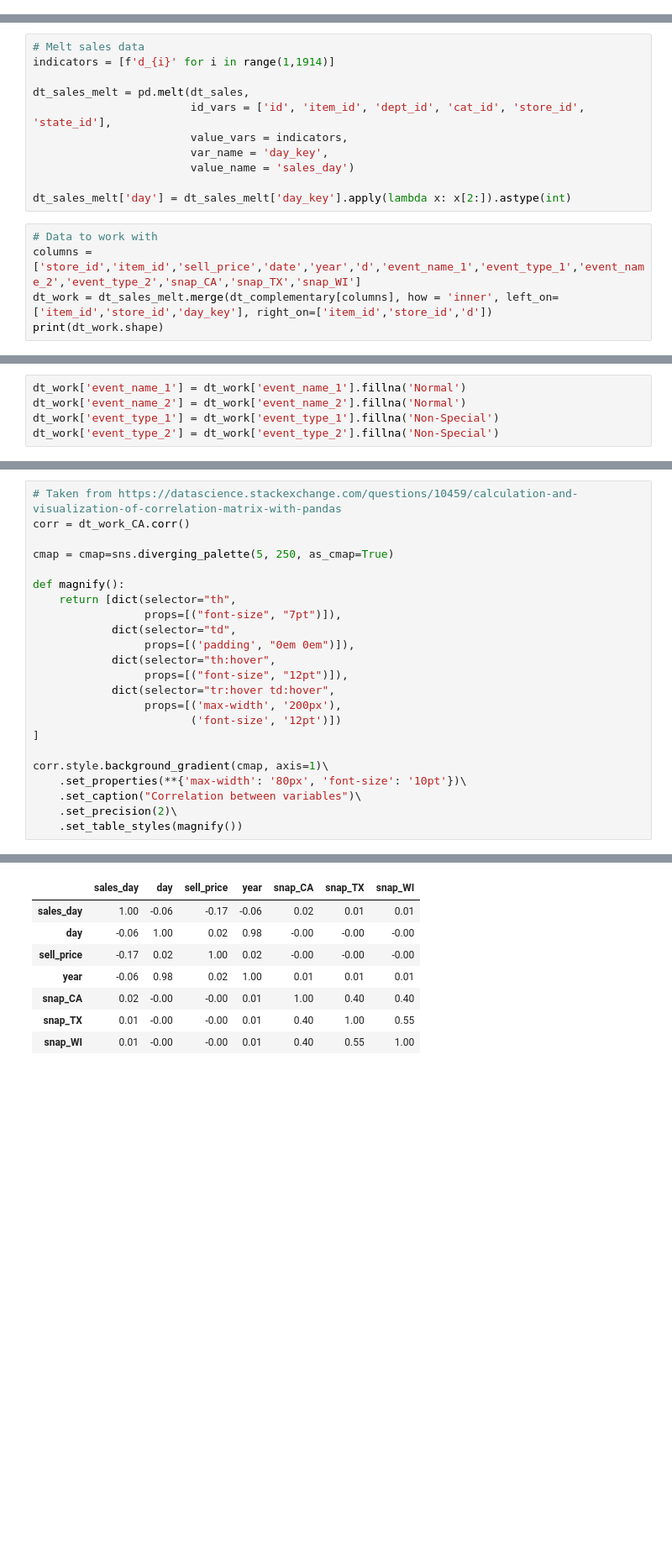
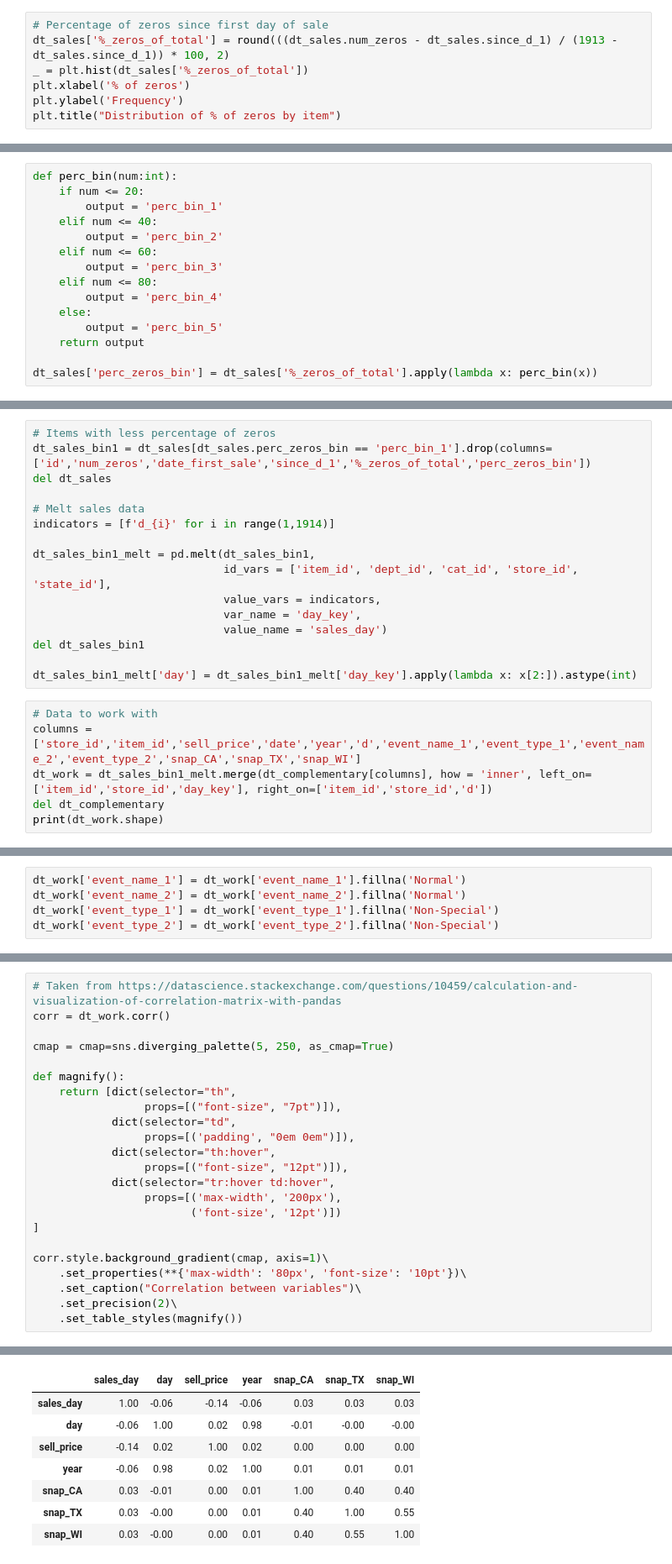
Before and after one commit to TremaMiguel/KaggleCompetitions, a Jupyter notebook: M5_Forecasting/notebooks/M5_Forecasting_CDA.ipynb, the cells around one changed output, grey strips where cells are left out. Shown: that part at 84% size. Drawn from its saved outputs; the diff is of its cells as text; blank space fills up the shorter version.

```diff
--- a/M5_Forecasting/notebooks/M5_Forecasting_CDA.ipynb
+++ b/M5_Forecasting/notebooks/M5_Forecasting_CDA.ipynb
@@ -41,0 +78,7 @@ dt_sales = shuffle(dt_sales, n_samples = 3000)
+# %%
+# Percentage of zeros since first day of sale
+dt_sales['%_zeros_of_total'] = round(((dt_sales.num_zeros - dt_sales.since_d_1) / (1913 - dt_sales.since_d_1)) * 100, 2)
+_ = plt.hist(dt_sales['%_zeros_of_total'])
+plt.xlabel('% of zeros')
+plt.ylabel('Frequency')
+plt.title("Distribution of % of zeros by item")
@@ -41,0 +96,15 @@ dt_sales = shuffle(dt_sales, n_samples = 3000)
+# %%
+def perc_bin(num:int):
+    if num <= 20:
+        output = 'perc_bin_1'
+    elif num <= 40:
+        output = 'perc_bin_2'
+    elif num <= 60:
+        output = 'perc_bin_3'
+    elif num <= 80:
+        output = 'perc_bin_4'
+    else:
+        output = 'perc_bin_5'
+    return output
+
+dt_sales['perc_zeros_bin'] = dt_sales['%_zeros_of_total'].apply(lambda x: perc_bin(x))
@@ -42,17 +113,23 @@ dt_sales = shuffle(dt_sales, n_samples = 3000)
 # %%
+# Items with less percentage of zeros
+dt_sales_bin1 = dt_sales[dt_sales.perc_zeros_bin == 'perc_bin_1'].drop(columns=['id','num_zeros','date_first_sale','since_d_1','%_zeros_of_total','perc_zeros_bin'])
+del dt_sales
+
 # Melt sales data
 indicators = [f'd_{i}' for i in range(1,1914)]
 
-dt_sales_melt = pd.melt(dt_sales,
-                        id_vars = ['id', 'item_id', 'dept_id', 'cat_id', 'store_id', 'state_id'],
-                        value_vars = indicators,
-                        var_name = 'day_key',
-                        value_name = 'sales_day')
+dt_sales_bin1_melt = pd.melt(dt_sales_bin1,
+                             id_vars = ['item_id', 'dept_id', 'cat_id', 'store_id', 'state_id'],
+                             value_vars = indicators,
+                             var_name = 'day_key',
+                             value_name = 'sales_day')
+del dt_sales_bin1
 
-dt_sales_melt['day'] = dt_sales_melt['day_key'].apply(lambda x: x[2:]).astype(int)
+dt_sales_bin1_melt['day'] = dt_sales_bin1_melt['day_key'].apply(lambda x: x[2:]).astype(int)
 # %%
 # Data to work with
 columns = ['store_id','item_id','sell_price','date','year','d','event_name_1','event_type_1','event_name_2','event_type_2','snap_CA','snap_TX','snap_WI']
-dt_work = dt_sales_melt.merge(dt_complementary[columns], how = 'inner', left_on=['item_id','store_id','day_key'], right_on=['item_id','store_id','d'])
+dt_work = dt_sales_bin1_melt.merge(dt_complementary[columns], how = 'inner', left_on=['item_id','store_id','day_key'], right_on=['item_id','store_id','d'])
+del dt_complementary
 print(dt_work.shape)
 # %% [output]
@@ -95,36 +167,36 @@ print(dt_work_CA.shape)
 # %%
 # Taken from https://datascience.stackexchange.com/questions/10459/calculation-and-visualization-of-correlation-matrix-with-pandas
-corr = dt_work_CA.corr()
+corr = dt_work.corr()
 
 cmap = cmap=sns.diverging_palette(5, 250, as_cmap=True)
 
 def magnify():
     return [dict(selector="th",
                  props=[("font-size", "7pt")]),
             dict(selector="td",
                  props=[('padding', "0em 0em")]),
             dict(selector="th:hover",
                  props=[("font-size", "12pt")]),
             dict(selector="tr:hover td:hover",
                  props=[('max-width', '200px'),
                         ('font-size', '12pt')])
 ]
 
 corr.style.background_gradient(cmap, axis=1)\
     .set_properties(**{'max-width': '80px', 'font-size': '10pt'})\
     .set_caption("Correlation between variables")\
     .set_precision(2)\
     .set_table_styles(magnify())
 # %% [output]
 Correlation between variables
 |  | sales_day | day | sell_price | year | snap_CA | snap_TX | snap_WI |
-| sales_day | 1.00 | -0.06 | -0.17 | -0.06 | 0.02 | 0.01 | 0.01 |
-| day | -0.06 | 1.00 | 0.02 | 0.98 | -0.00 | -0.00 | -0.00 |
-| sell_price | -0.17 | 0.02 | 1.00 | 0.02 | -0.00 | -0.00 | -0.00 |
+| sales_day | 1.00 | -0.06 | -0.14 | -0.06 | 0.03 | 0.03 | 0.03 |
+| day | -0.06 | 1.00 | 0.02 | 0.98 | -0.01 | -0.00 | -0.00 |
+| sell_price | -0.14 | 0.02 | 1.00 | 0.02 | 0.00 | 0.00 | 0.00 |
 | year | -0.06 | 0.98 | 0.02 | 1.00 | 0.01 | 0.01 | 0.01 |
-| snap_CA | 0.02 | -0.00 | -0.00 | 0.01 | 1.00 | 0.40 | 0.40 |
-| snap_TX | 0.01 | -0.00 | -0.00 | 0.01 | 0.40 | 1.00 | 0.55 |
-| snap_WI | 0.01 | -0.00 | -0.00 | 0.01 | 0.40 | 0.55 | 1.00 |
+| snap_CA | 0.03 | -0.01 | 0.00 | 0.01 | 1.00 | 0.40 | 0.40 |
+| snap_TX | 0.03 | -0.00 | 0.00 | 0.01 | 0.40 | 1.00 | 0.55 |
+| snap_WI | 0.03 | -0.00 | 0.00 | 0.01 | 0.40 | 0.55 | 1.00 |
 # %% [markdown]
 Assessing **Multicollinearity** is key, because knowing that one variable could be expressed as a linear combination of other(s), let us avoid the sensity of the coefficient of the model to this phenomenon.
 
```
Also changed, not shown: parts of 19 cells of this notebook.
